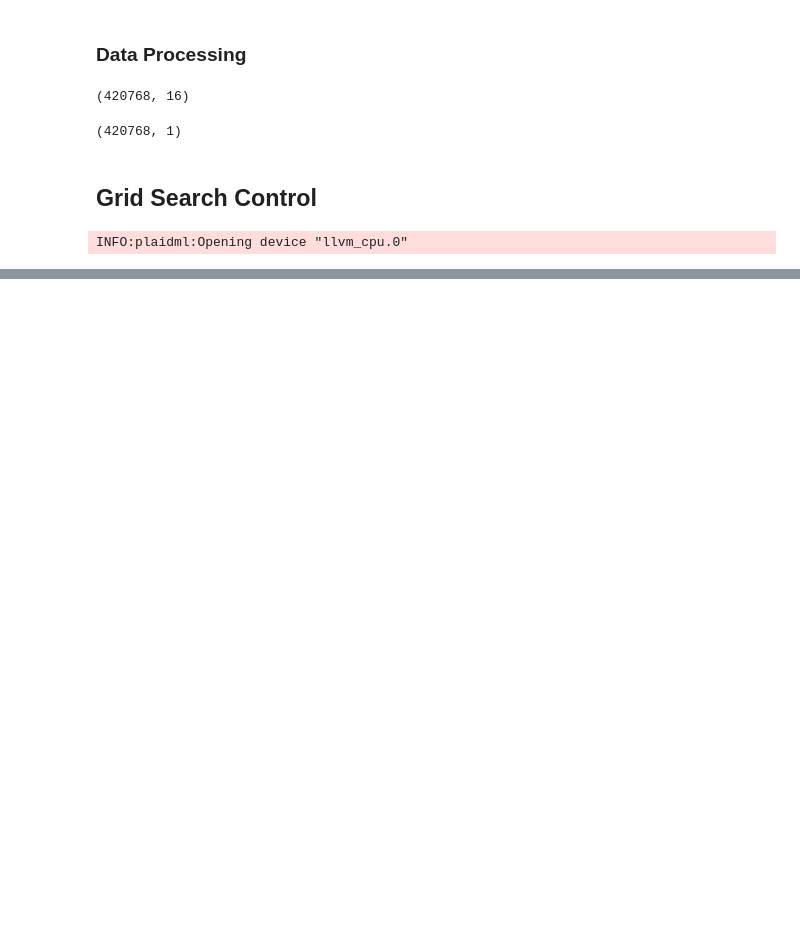
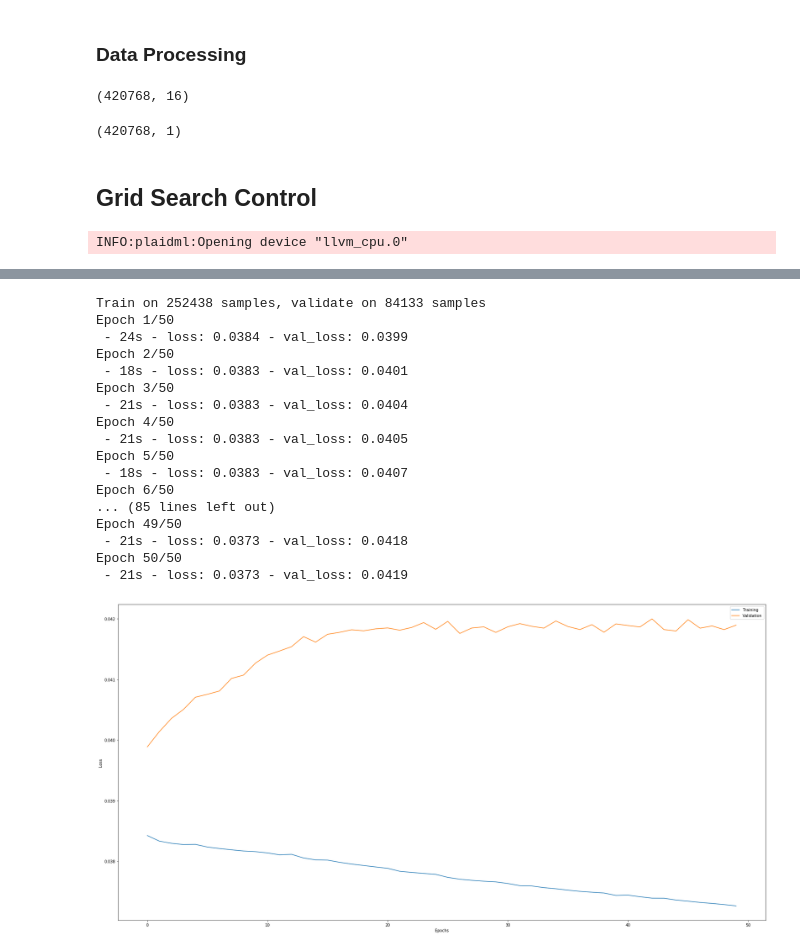
Before and after one commit to harryli18/hybrid-rnn-models, a Jupyter notebook: notebooks/CBGRU multistep_GridSearch_part 3.ipynb, the cells around one changed output, grey strips where cells are left out. Drawn from its saved outputs; the diff is of its cells as text; code cells hidden in the pictures; blank space fills up the shorter version.

```diff
--- a/notebooks/CBGRU multistep_GridSearch_part 3.ipynb
+++ b/notebooks/CBGRU multistep_GridSearch_part 3.ipynb
@@ -232,0 +314,31 @@ Epoch 3/50
+# %%
+history = regressor.fit(X_train, y_train, epochs=50, batch_size=1024, validation_data=(X_valid, y_valid),
+                        verbose=2, shuffle=False)
+# plot history
+
+plt.figure(figsize=(30, 15))
+plt.plot(history.history['loss'], label='Training')
+plt.plot(history.history['val_loss'], label='Validation')
+plt.xlabel('Epochs')
+plt.ylabel('Loss')
+plt.legend()
+plt.show()
+# %% [output]
+Train on 252438 samples, validate on 84133 samples
+Epoch 1/50
+ - 24s - loss: 0.0384 - val_loss: 0.0399
+Epoch 2/50
+ - 18s - loss: 0.0383 - val_loss: 0.0401
+Epoch 3/50
+ - 21s - loss: 0.0383 - val_loss: 0.0404
+Epoch 4/50
+ - 21s - loss: 0.0383 - val_loss: 0.0405
+Epoch 5/50
+ - 18s - loss: 0.0383 - val_loss: 0.0407
+Epoch 6/50
+... (85 lines left out)
+Epoch 49/50
+ - 21s - loss: 0.0373 - val_loss: 0.0418
+Epoch 50/50
+ - 21s - loss: 0.0373 - val_loss: 0.0419
+[figure, added]
```
Also changed, not shown: parts of 6 cells of this notebook, 33 other files.
